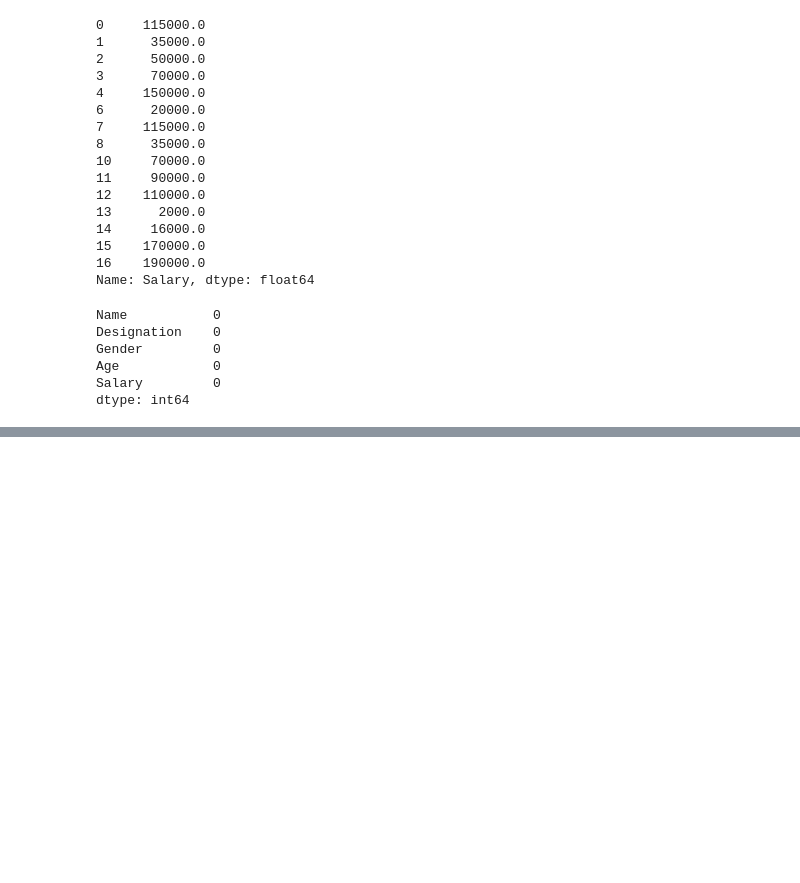
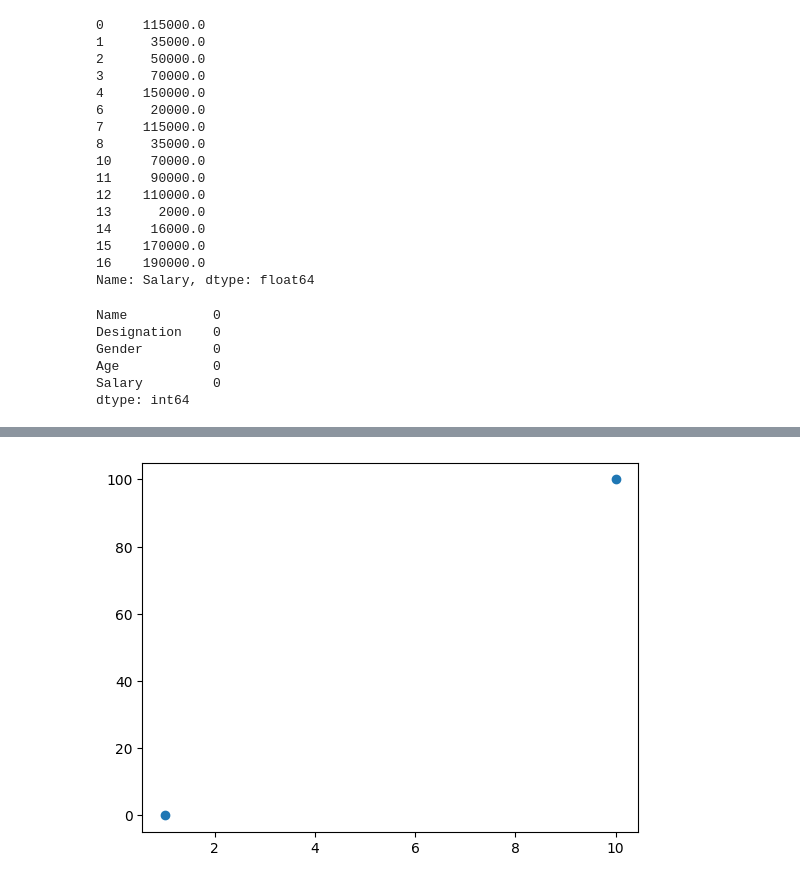
Before and after one commit to TouseefDataScientist/Machine-learning2, a Jupyter notebook: naveed.ipynb, the cells around one changed output, grey strips where cells are left out. Saved outputs shown, nothing was run; the diff lists cells and outputs as text; code cells hidden in the pictures; blank space fills up the shorter version.

```diff
--- a/naveed.ipynb
+++ b/naveed.ipynb
@@ -374,0 +533,7 @@ dtype: int64
+# %%
+x1 = np.array([1,10])
+y1 = np.array([0,100])
+plt.plot(x1,y1, 'o')
+plt.show()
+# %% [output]
+[figure, added]
```
Also changed, not shown: parts of 53 cells of this notebook.
